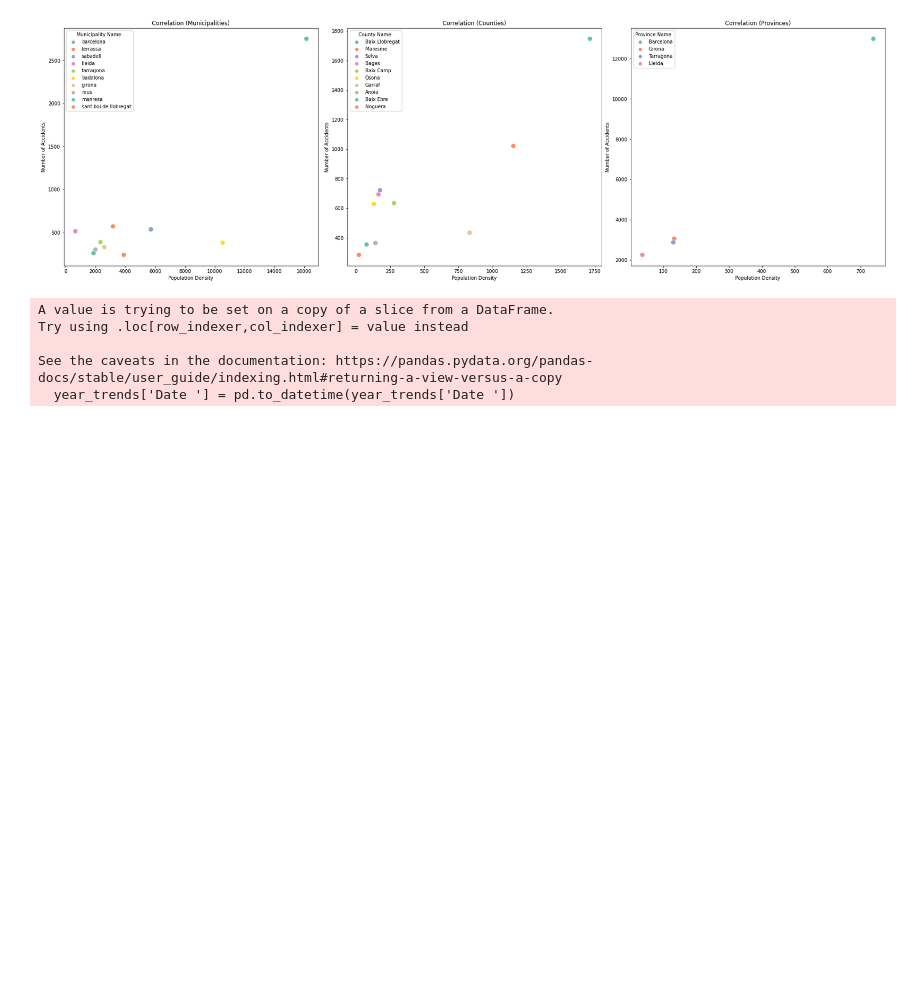
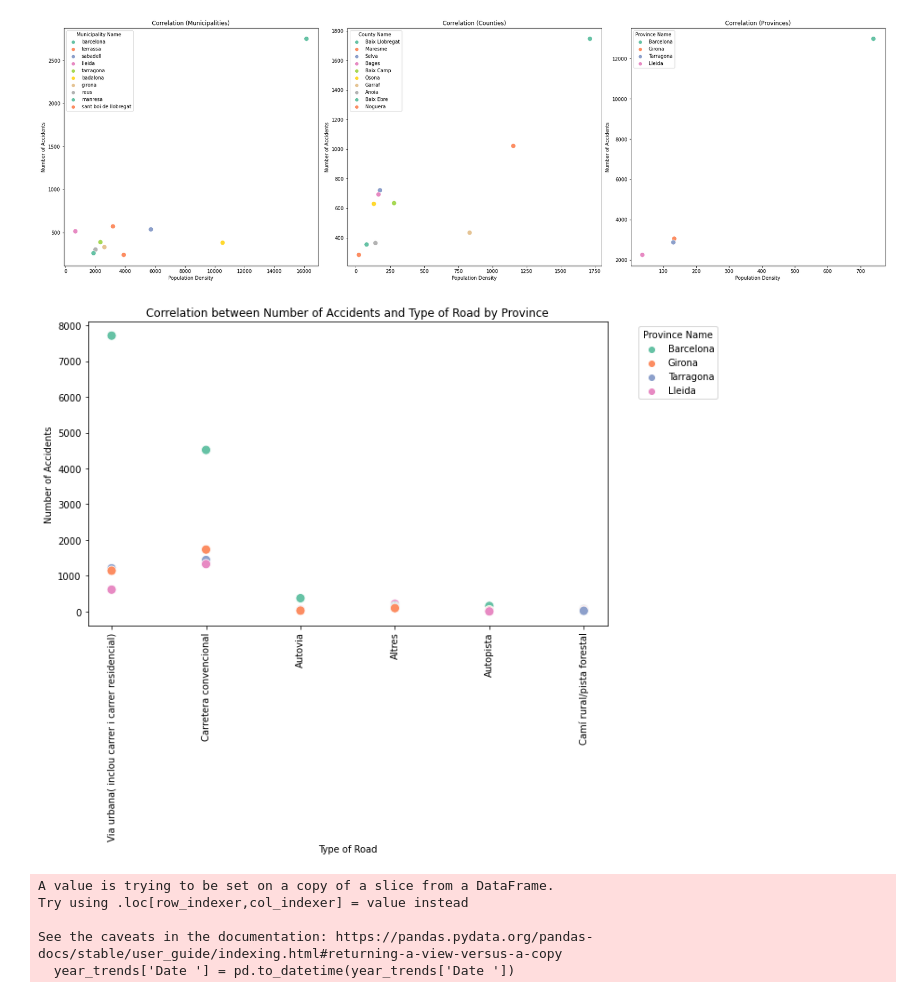
Before and after one commit to MarcLlopart/Traffic-Accident-Analysis, a Jupyter notebook: EDA.ipynb, the cells around one changed output. Drawn from its saved outputs; the diff is of its cells as text; code cells hidden in the pictures; blank space fills up the shorter version.

```diff
--- a/EDA.ipynb
+++ b/EDA.ipynb
@@ -258,3 +256,28 @@ plt.show()
+# %%
+
+municipalities_roads = geographical_data.groupby(['Municipality Name ', 'Type of Road']).size().reset_index(name='Accidents')
+counties_roads = geographical_data.groupby(['County Name ', 'Type of Road']).size().reset_index(name='Accidents')
+province_roads = geographical_data.groupby(['Province Name ', 'Type of Road']).size().reset_index(name='Accidents')
+
+municipalities_roads.sort_values(by='Accidents', ascending=False, inplace=True)
+counties_roads.sort_values(by='Accidents', ascending=False, inplace=True)
+province_roads.sort_values(by='Accidents', ascending=False, inplace=True)
+
+
+# Plotting the scatter plot
+plt.figure(figsize=(10, 6))
+sns.scatterplot(x='Type of Road', y='Accidents', hue='Province Name ', data=province_roads, palette='Set2', s=100)
+plt.title('Correlation between Number of Accidents and Type of Road by Province')
+plt.xlabel('Type of Road')
+plt.ylabel('Number of Accidents')
+plt.legend(title='Province Name', bbox_to_anchor=(1.05, 1), loc='upper left')
+
+# Rotate x-axis ticks
+plt.xticks(rotation=90)
+
+plt.show()
+# %% [output]
+[figure, added]
 # %%
 #4. Yearly Trends
 #How have traffic accident patterns (frequency, severity) changed yearly from 2010 to 2021?
```
Also changed, not shown: parts of 13 cells of this notebook.
